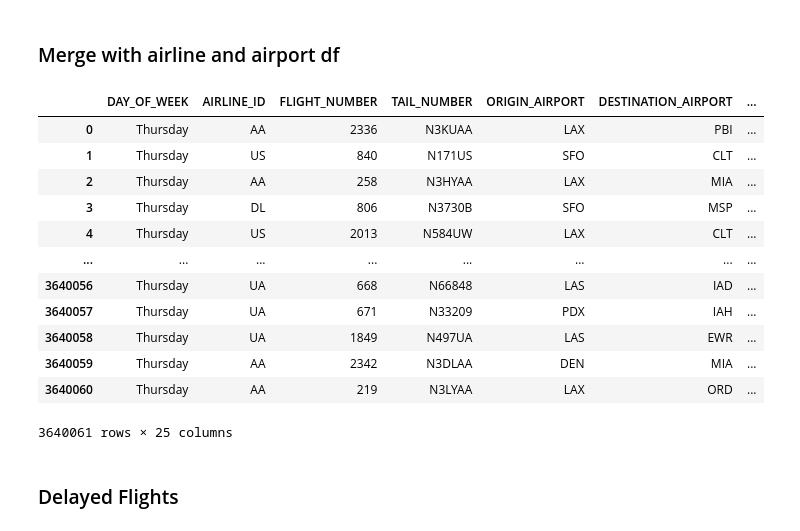
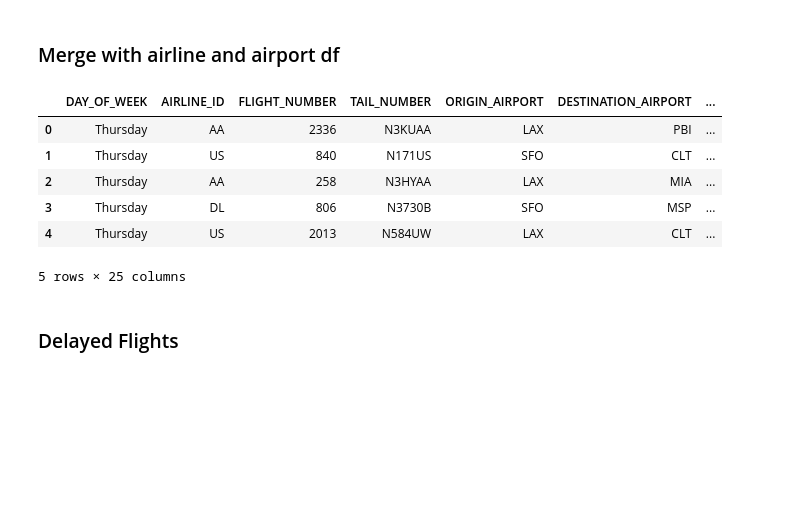
Before and after one commit to carolyna131/Project-2, a Jupyter notebook: Analysis_v2.ipynb, the cells around one changed output. Drawn from its saved outputs; the diff is of its cells as text; code cells hidden in the pictures; blank space fills up the shorter version.

```diff
--- a/Analysis_v2.ipynb
+++ b/Analysis_v2.ipynb
@@ -215,22 +206,16 @@ flights_df.loc[flights_df["DAY_OF_WEEK"] == 7, "DAY_OF_WEEK"] = "Sunday"
 # %%
 flights_air = pd.merge(flights_df,airline_df,left_on='AIRLINE',right_on='AIRLINE_ID',how='left')
 flights_air = flights_air.drop(columns=['AIRLINE_ID'])
 flights_air = flights_air.rename(columns={'AIRLINE_x': 'AIRLINE_ID', 'AIRLINE_y': 'AIRLINE'})
-flights_air
+flights_air.head(5)
 # %% [output]
 |  | DAY_OF_WEEK | AIRLINE_ID | FLIGHT_NUMBER | TAIL_NUMBER | ORIGIN_AIRPORT | DESTINATION_AIRPORT | ... |
 | 0 | Thursday | AA | 2336 | N3KUAA | LAX | PBI | ... |
 | 1 | Thursday | US | 840 | N171US | SFO | CLT | ... |
 | 2 | Thursday | AA | 258 | N3HYAA | LAX | MIA | ... |
 | 3 | Thursday | DL | 806 | N3730B | SFO | MSP | ... |
 | 4 | Thursday | US | 2013 | N584UW | LAX | CLT | ... |
-| ... | ... | ... | ... | ... | ... | ... | ... |
-| 3640056 | Thursday | UA | 668 | N66848 | LAS | IAD | ... |
-| 3640057 | Thursday | UA | 671 | N33209 | PDX | IAH | ... |
-| 3640058 | Thursday | UA | 1849 | N497UA | LAS | EWR | ... |
-| 3640059 | Thursday | AA | 2342 | N3DLAA | DEN | MIA | ... |
-| 3640060 | Thursday | AA | 219 | N3LYAA | LAX | ORD | ... |
-3640061 rows × 25 columns
+5 rows × 25 columns
 # %% [markdown]
 ### Delayed Flights
 # %%
```
Also changed, not shown: parts of 11 cells of this notebook.
